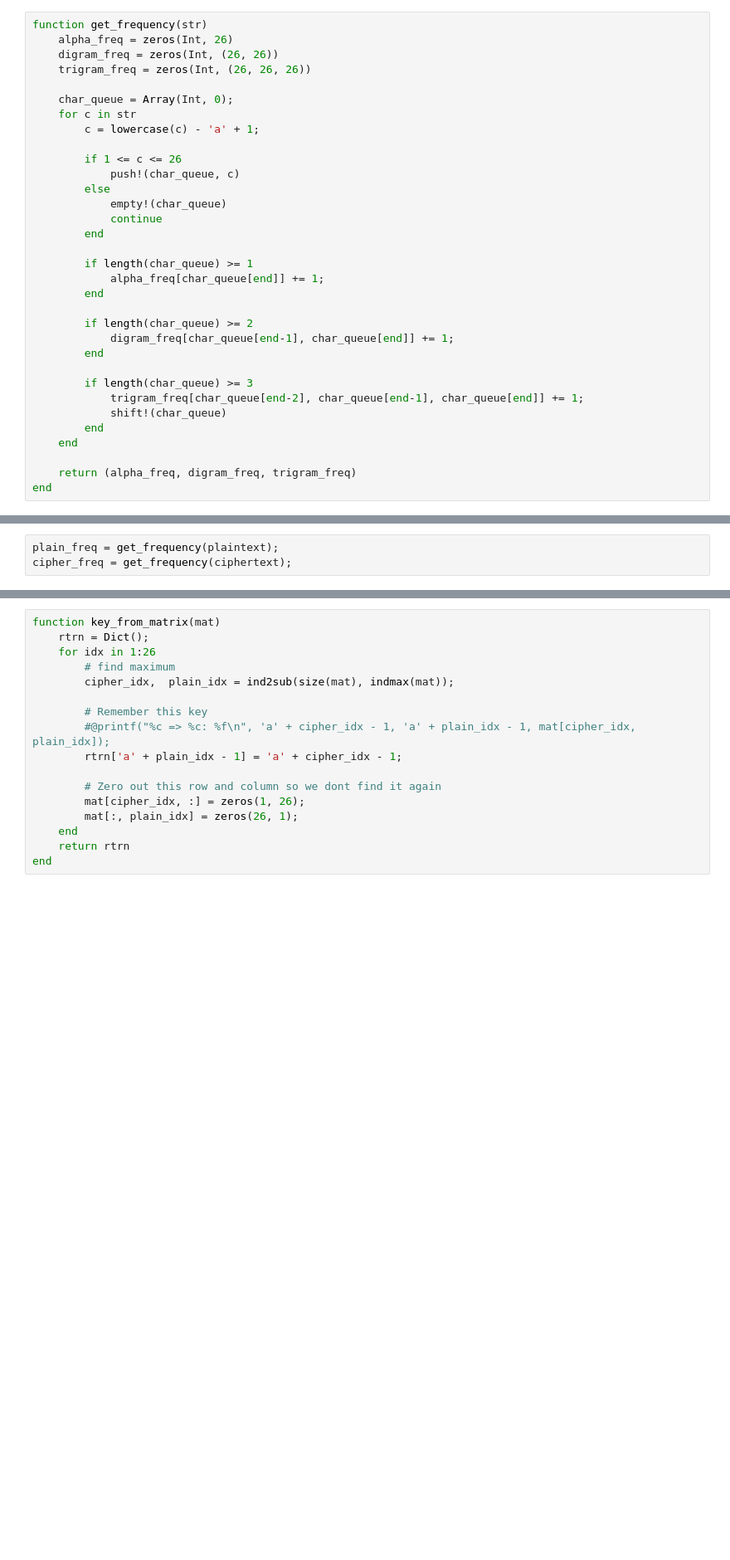
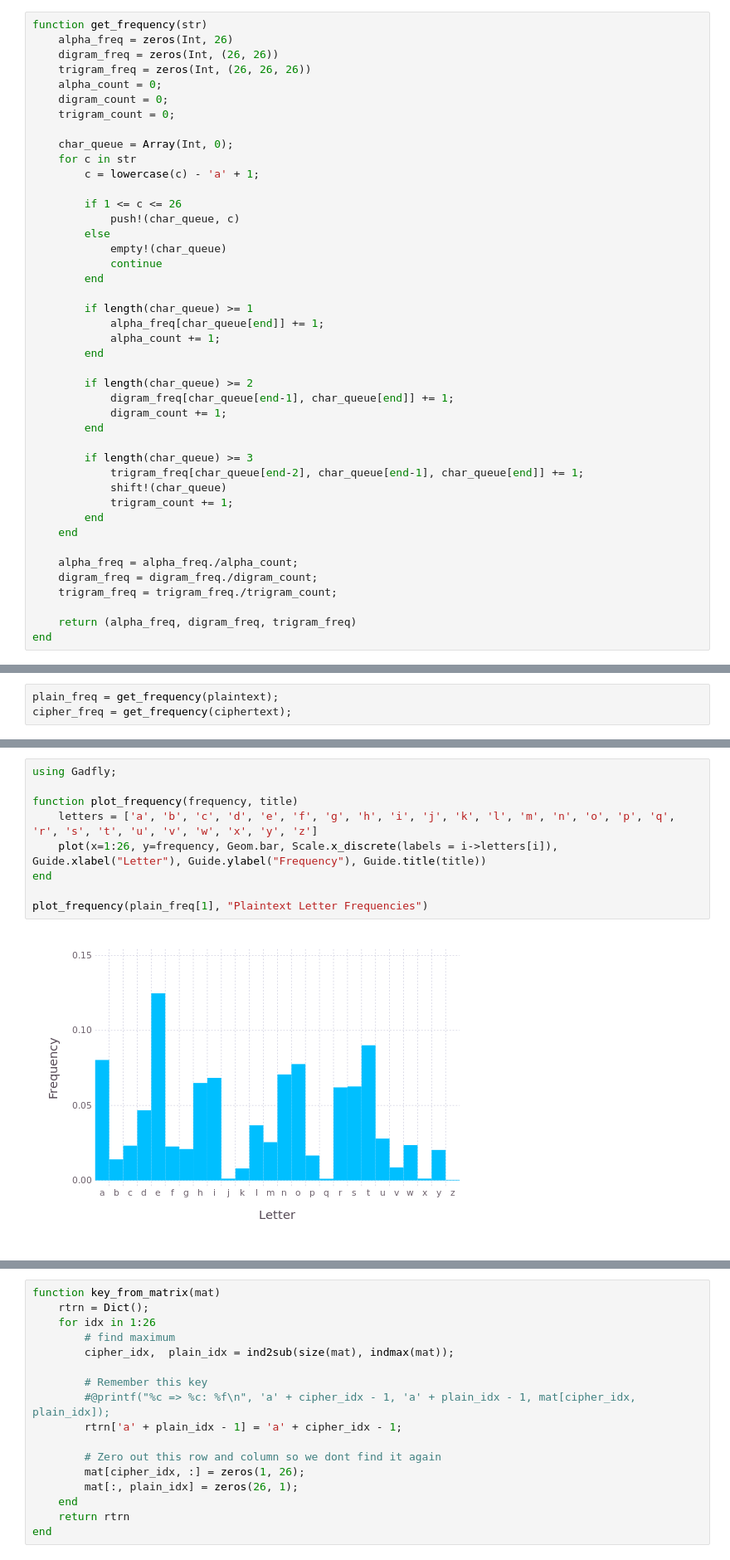
Before and after one commit to TheNeuralBit/julia-monoalphabetic-cipher, a Jupyter notebook: monoalphabetic cipher.ipynb, the cells around one changed output, grey strips where cells are left out. Shown at 83% size. Drawn from its saved outputs; the diff is of its cells as text; blank space fills up the shorter version.

```diff
--- a/monoalphabetic cipher.ipynb
+++ b/monoalphabetic cipher.ipynb
@@ -3,6 +54,9 @@ function get_frequency(str)
     alpha_freq = zeros(Int, 26)
     digram_freq = zeros(Int, (26, 26))
     trigram_freq = zeros(Int, (26, 26, 26))
+    alpha_count = 0;
+    digram_count = 0;
+    trigram_count = 0;
 
     char_queue = Array(Int, 0);
     for c in str
@@ -17,18 +71,25 @@ function get_frequency(str)
 
         if length(char_queue) >= 1
             alpha_freq[char_queue[end]] += 1;
+            alpha_count += 1;
         end
 
         if length(char_queue) >= 2
             digram_freq[char_queue[end-1], char_queue[end]] += 1;
+            digram_count += 1;
         end
 
         if length(char_queue) >= 3
             trigram_freq[char_queue[end-2], char_queue[end-1], char_queue[end]] += 1;
             shift!(char_queue)
+            trigram_count += 1;
         end
     end
 
+    alpha_freq = alpha_freq./alpha_count;
+    digram_freq = digram_freq./digram_count;
+    trigram_freq = trigram_freq./trigram_count;
+
     return (alpha_freq, digram_freq, trigram_freq)
 end
 # %% [output]
@@ -72,0 +125,11 @@ plot(x=1:26, y=cipher_freq[1], Geom.bar)
+# %%
+using Gadfly;
+
+function plot_frequency(frequency, title)
+    letters = ['a', 'b', 'c', 'd', 'e', 'f', 'g', 'h', 'i', 'j', 'k', 'l', 'm', 'n', 'o', 'p', 'q', 'r', 's', 't', 'u', 'v', 'w', 'x', 'y', 'z']
+    plot(x=1:26, y=frequency, Geom.bar, Scale.x_discrete(labels = i->letters[i]), Guide.xlabel("Letter"), Guide.ylabel("Frequency"), Guide.title(title))
+end
+
+plot_frequency(plain_freq[1], "Plaintext Letter Frequencies")
+# %% [output]
+[figure, added]
```
Also changed, not shown: parts of 10 cells of this notebook.
